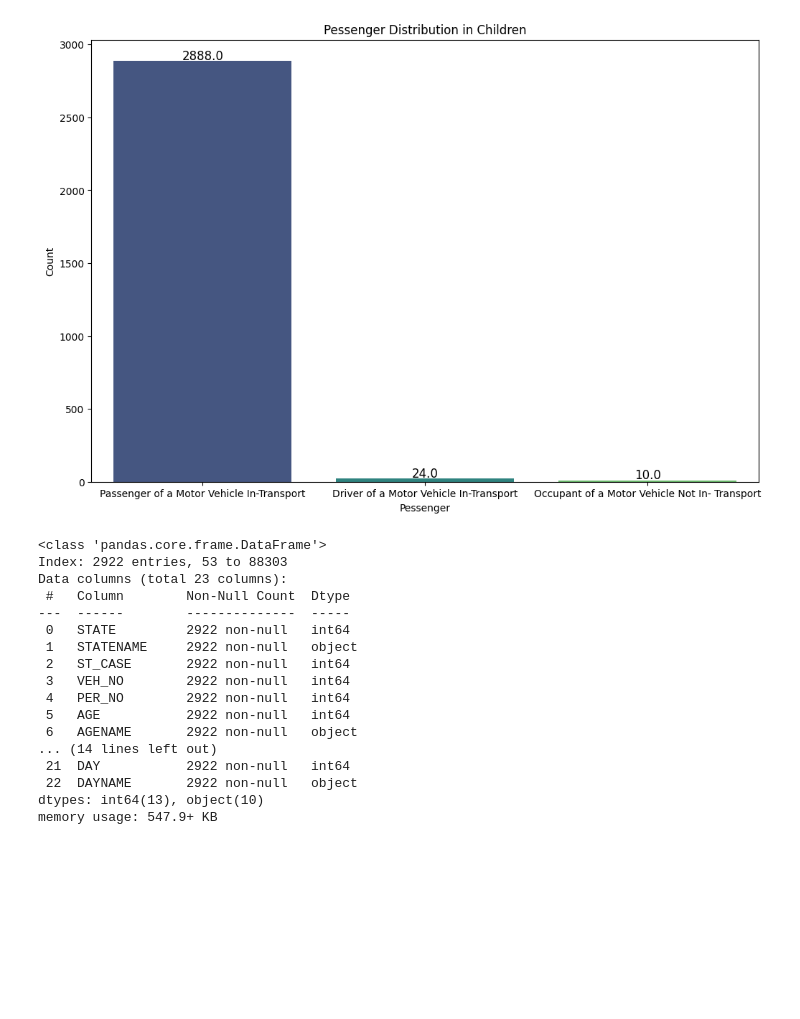
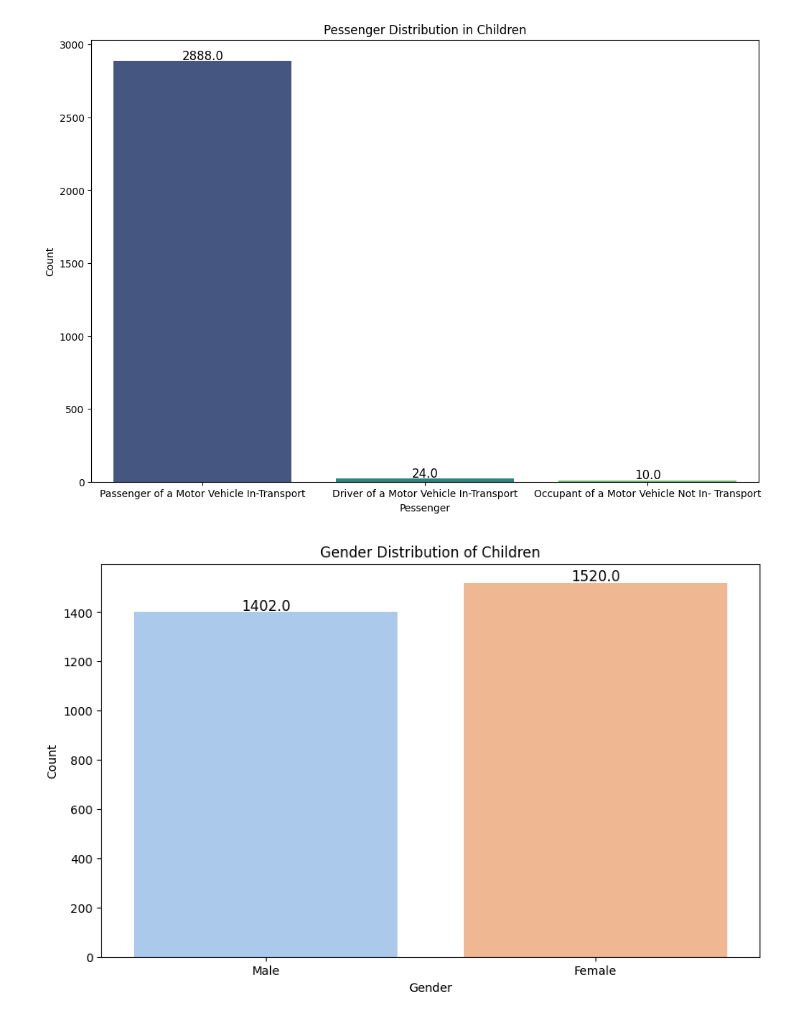
Before and after one commit to waj-ha/child-safety-fars-analysis, a Jupyter notebook: notebooks/260608_FAR_2024_child-safety_analysis.ipynb, the cells around one changed output. Saved outputs shown, nothing was run; the diff lists cells and outputs as text; code cells hidden in the pictures; blank space fills up the shorter version.

```diff
--- a/notebooks/260608_FAR_2024_child-safety_analysis.ipynb
+++ b/notebooks/260608_FAR_2024_child-safety_analysis.ipynb
@@ -1331,7 +1358,7 @@ plt.show()
 import matplotlib.pyplot as plt
 import seaborn as sns
 
-child_per_typ = df_children_group['PER_TYPNAME']
+child_per_typ = df_children_grp['PER_TYPNAME']
 
 # Create a bar chart for gender distribution
 plt.figure(figsize=(12, 8))
@@ -1350,44 +1377,26 @@ for p in ax.patches:
 plt.show()
 # %% [output]
 [figure]
-# %%
-df_children_group.info()
-# %% [output]
-<class 'pandas.core.frame.DataFrame'>
-Index: 2922 entries, 53 to 88303
-Data columns (total 23 columns):
- #   Column        Non-Null Count  Dtype
----  ------        --------------  -----
- 0   STATE         2922 non-null   int64
- 1   STATENAME     2922 non-null   object
- 2   ST_CASE       2922 non-null   int64
- 3   VEH_NO        2922 non-null   int64
- 4   PER_NO        2922 non-null   int64
- 5   AGE           2922 non-null   int64
- 6   AGENAME       2922 non-null   object
-... (14 lines left out)
- 21  DAY           2922 non-null   int64
- 22  DAYNAME       2922 non-null   object
-dtypes: int64(13), object(10)
-memory usage: 547.9+ KB
 # %%
 import matplotlib.pyplot as plt
 import seaborn as sns
 
-child_gend = df_children_group['PER_T']
+child_gender = df_children_grp['SEXNAME']
 
 # Create a bar chart for gender distribution
-plt.figure(figsize=(12, 8))
-ax = sns.countplot(x=child_gend, hue=child_gend, palette='viridis', legend=False)
+plt.figure(figsize=(10, 6))
+ax = sns.countplot(x=child_gender, hue=child_gender, palette='pastel', legend=False)
 
 plt.title('Gender Distribution of Children')
 plt.xlabel('Gender')
 plt.ylabel('Count')
 
 # Add numerical annotations on top of the bars
 for p in ax.patches:
     ax.annotate(f'{p.get_height()}', (p.get_x() + p.get_width() / 2., p.get_height()),
                 ha='center', va='center', fontsize=12, color='black', xytext=(0, 5),
                 textcoords='offset points')
 
 plt.show()
+# %% [output]
+[figure, added]
```
Also changed, not shown: parts of 15 cells of this notebook.
